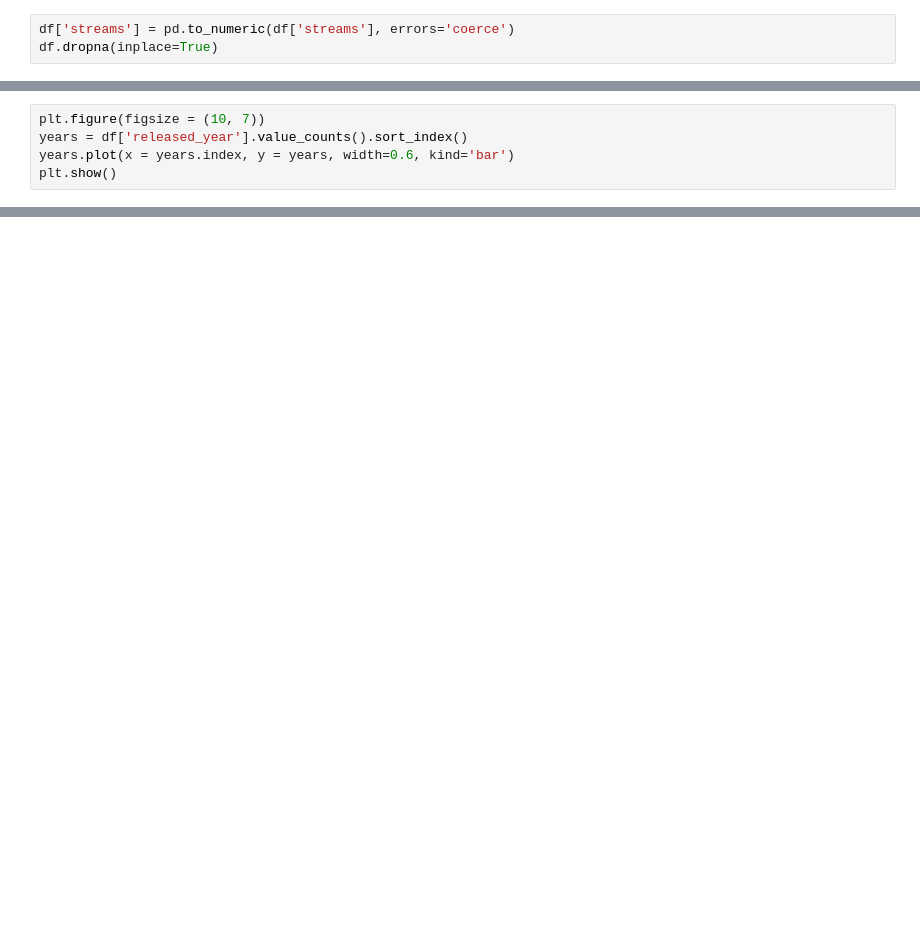
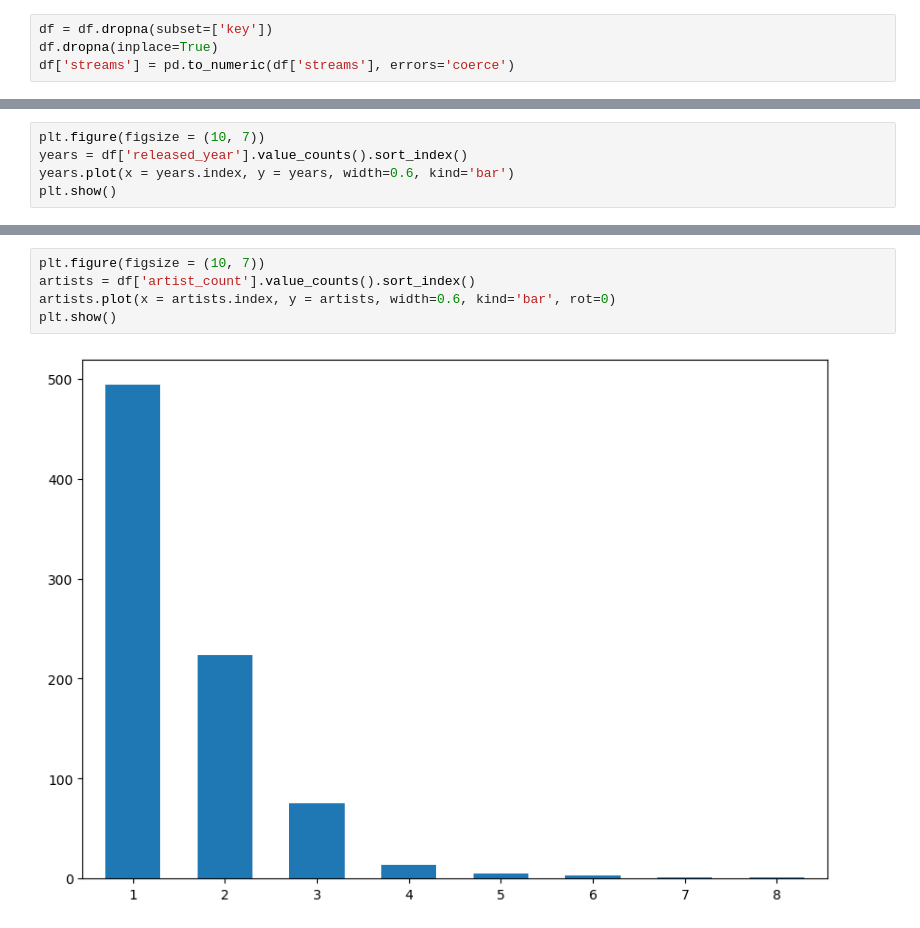
Before and after one commit to zina1t/Spotify-Charts-Data-Analysis, a Jupyter notebook: spotify.ipynb, the cells around one changed output, grey strips where cells are left out. Drawn from its saved outputs; the diff is of its cells as text; blank space fills up the shorter version.

```diff
--- a/spotify.ipynb
+++ b/spotify.ipynb
@@ -14,6 +13,7 @@ df.info()
 # %%
+df = df.dropna(subset=['key'])
+df.dropna(inplace=True)
 df['streams'] = pd.to_numeric(df['streams'], errors='coerce')
-df.dropna(inplace=True)
 # %%
 track_name_to_id = {name: index for index, name in enumerate(df['track_name'].unique())}
 df['track_id'] = df['track_name'].map(track_name_to_id)
@@ -33,3 +36,10 @@ plt.show()
+# %%
+plt.figure(figsize = (10, 7))
+artists = df['artist_count'].value_counts().sort_index()
+artists.plot(x = artists.index, y = artists, width=0.6, kind='bar', rot=0)
+plt.show()
+# %% [output]
+[figure, added]
 # %%
 columns_analysis = ['bpm', 'danceability_%', 'valence_%', 'energy_%', 'acousticness_%', 'instrumentalness_%', 'liveness_%', 'speechiness_%']
 plt.figure(figsize = (10, 7))
```
Also changed, not shown: parts of 27 cells of this notebook.
